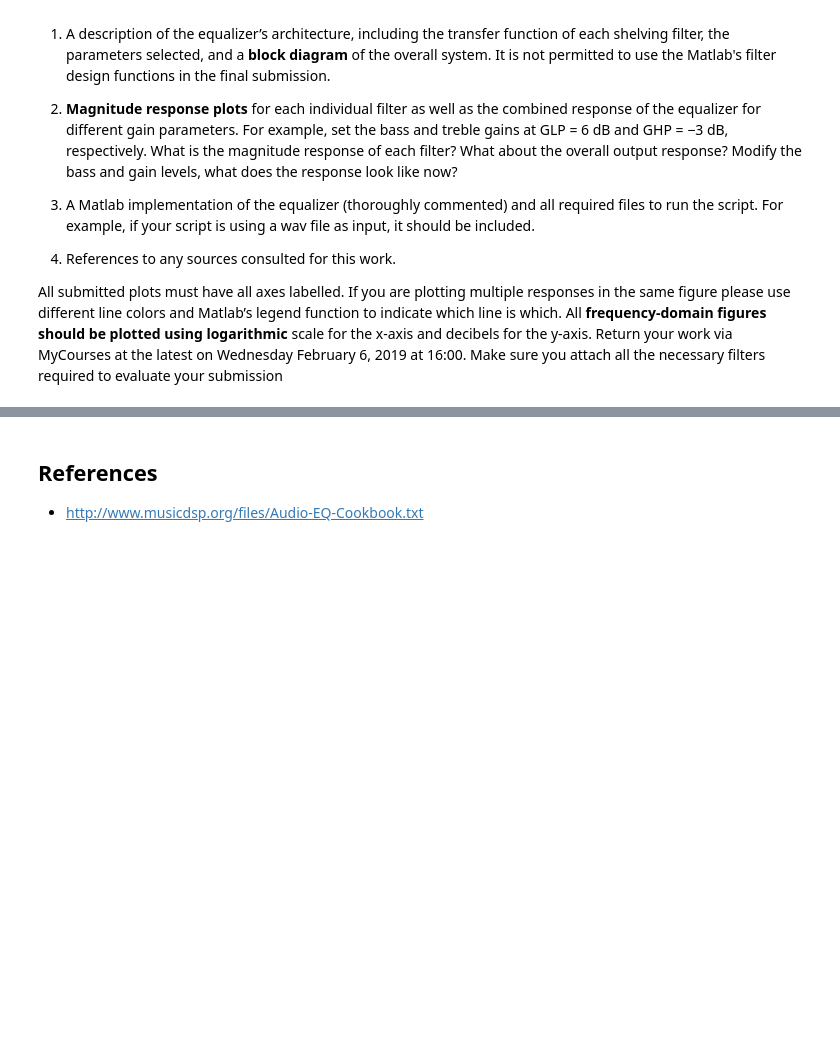
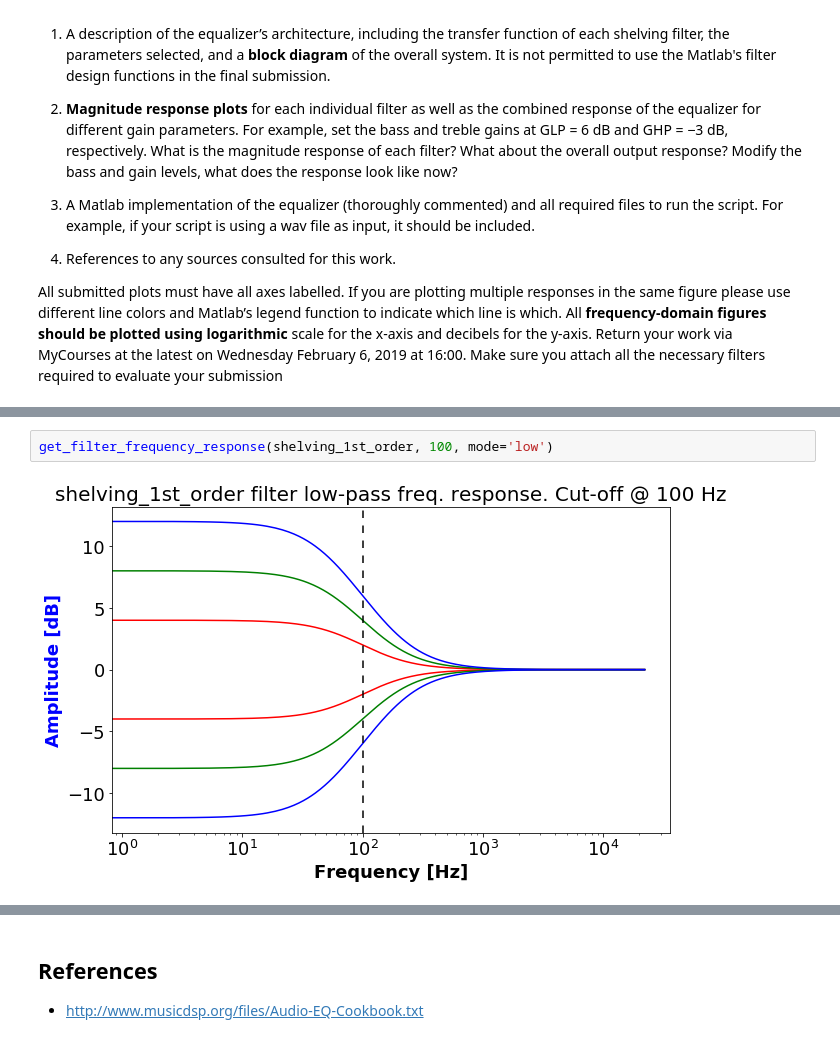
Before and after one commit to SuperShinyEyes/aalto-audio-signal-processing, a Jupyter notebook: homeworks/HW_2_Equalizer_Design.ipynb, the cells around one changed output, grey strips where cells are left out. Saved outputs shown, nothing was run; the diff lists cells and outputs as text; blank space fills up the shorter version.

```diff
--- a/homeworks/HW_2_Equalizer_Design.ipynb
+++ b/homeworks/HW_2_Equalizer_Design.ipynb
@@ -28,0 +165,4 @@ violin.make_audio()
+# %%
+get_filter_frequency_response(shelving_1st_order, 100, mode='low')
+# %% [output]
+[figure, added]
```
Also changed, not shown: parts of 9 cells of this notebook, 19 other files.
